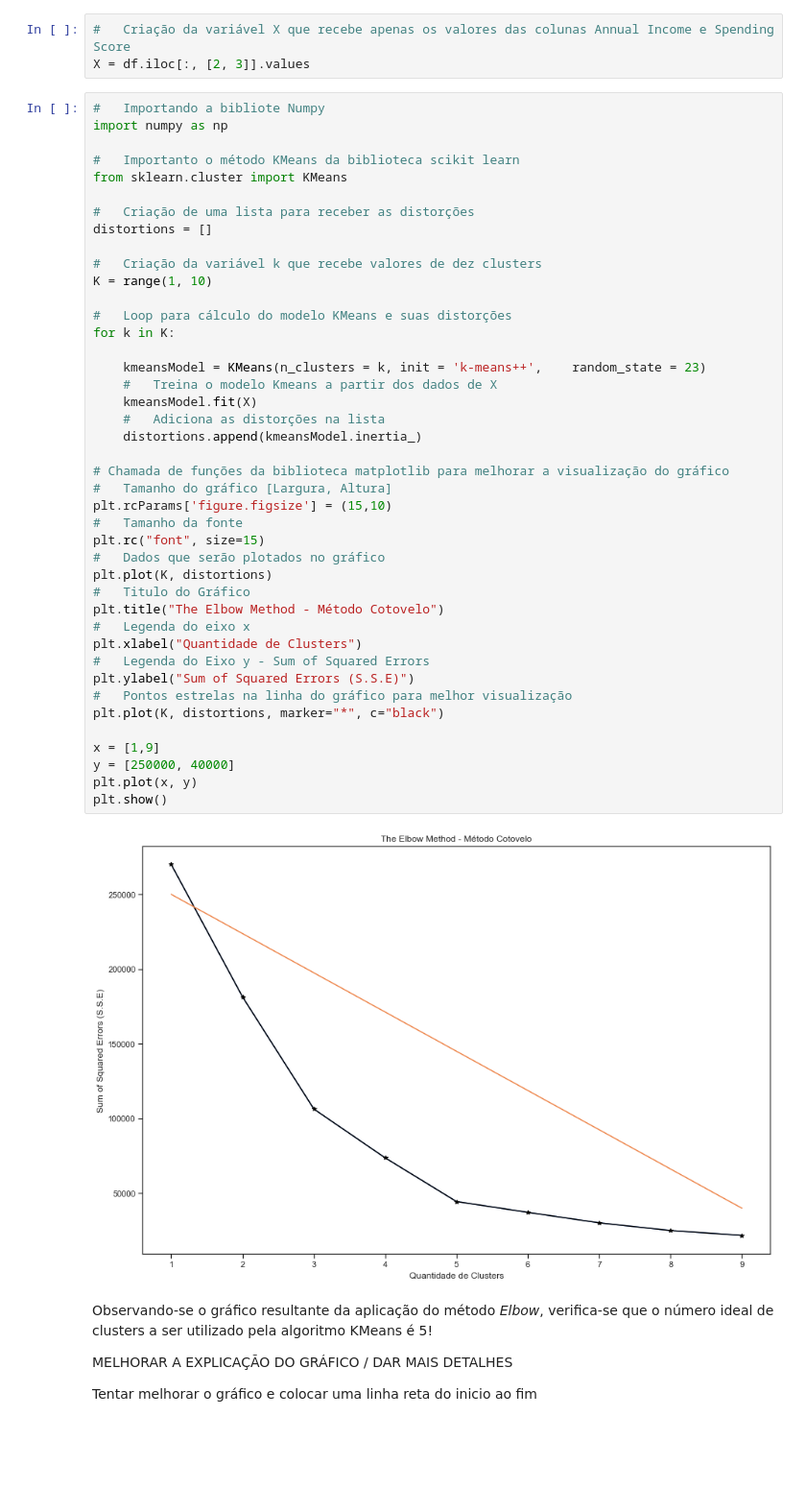
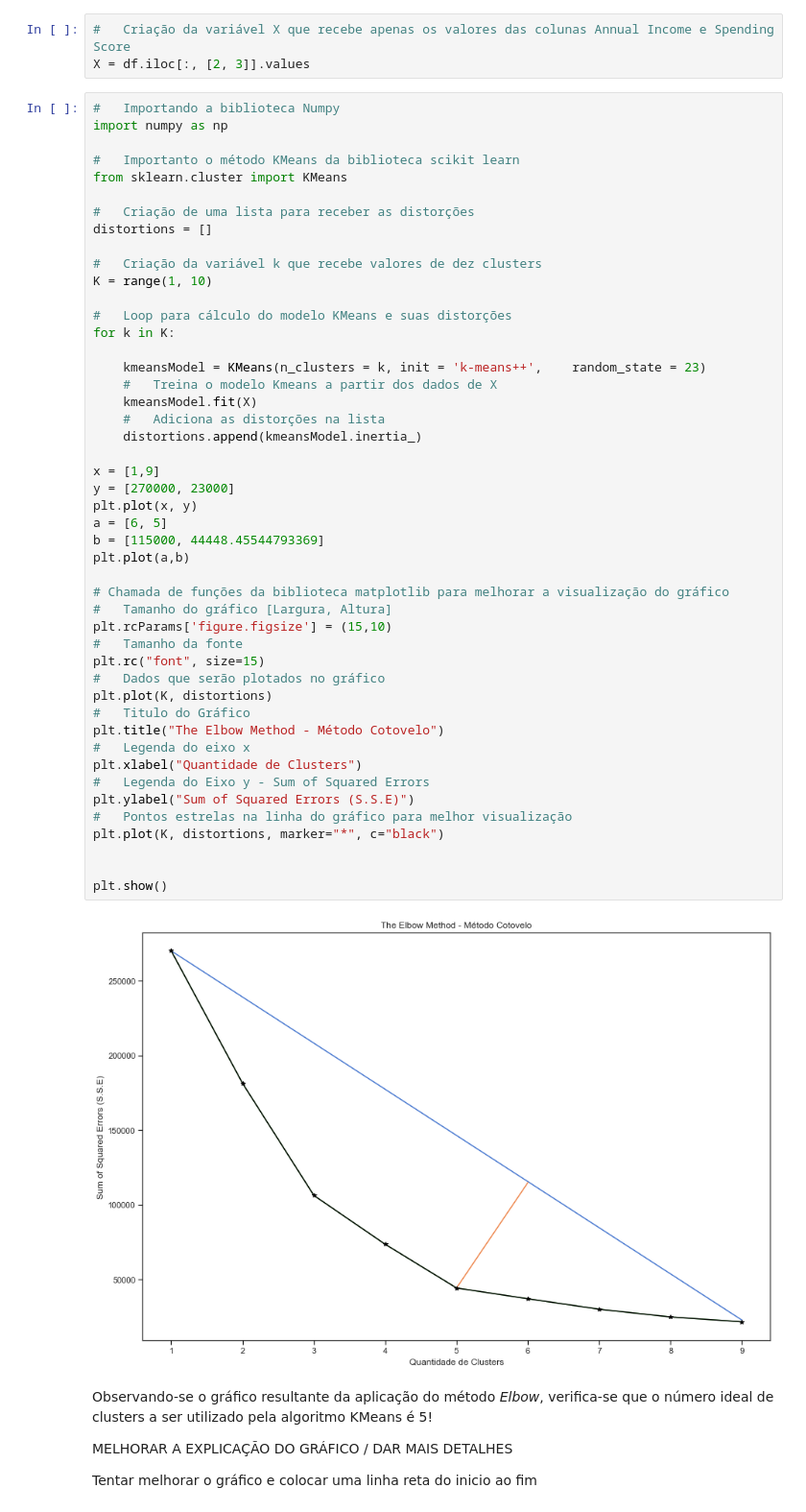
Before and after one commit to VictorSMonteiro/Projeto-Especial---Segmenta-ao-do-Clientes-, a Jupyter notebook: Teste Projeto.ipynb, the cells around one changed output. Shown at 96% size. Saved outputs shown, nothing was run; the diff lists cells and outputs as text; blank space fills up the shorter version.

```diff
--- a/Teste Projeto.ipynb
+++ b/Teste Projeto.ipynb
@@ -336,7 +346,7 @@ dffemales.describe()
 #   Criação da variável X que recebe apenas os valores das colunas Annual Income e Spending Score
 X = df.iloc[:, [2, 3]].values
 # %%
-#   Importando a bibliote Numpy
+#   Importando a biblioteca Numpy
 import numpy as np
 
 #   Importanto o método KMeans da biblioteca scikit learn
@@ -348,37 +358,42 @@ distortions = []
 #   Criação da variável k que recebe valores de dez clusters
 K = range(1, 10)
 
 #   Loop para cálculo do modelo KMeans e suas distorções
 for k in K:
 
     kmeansModel = KMeans(n_clusters = k, init = 'k-means++',    random_state = 23)
     #   Treina o modelo Kmeans a partir dos dados de X
     kmeansModel.fit(X)
     #   Adiciona as distorções na lista
     distortions.append(kmeansModel.inertia_)
 
+x = [1,9]
+y = [270000, 23000]
+plt.plot(x, y)
+a = [6, 5]
+b = [115000, 44448.45544793369]
+plt.plot(a,b)
+
 # Chamada de funções da biblioteca matplotlib para melhorar a visualização do gráfico
 #   Tamanho do gráfico [Largura, Altura]
 plt.rcParams['figure.figsize'] = (15,10)
 #   Tamanho da fonte
 plt.rc("font", size=15)
 #   Dados que serão plotados no gráfico
 plt.plot(K, distortions)
 #   Titulo do Gráfico
 plt.title("The Elbow Method - Método Cotovelo")
 #   Legenda do eixo x
 plt.xlabel("Quantidade de Clusters")
 #   Legenda do Eixo y - Sum of Squared Errors
 plt.ylabel("Sum of Squared Errors (S.S.E)")
 #   Pontos estrelas na linha do gráfico para melhor visualização
 plt.plot(K, distortions, marker="*", c="black")
 
-x = [1,9]
-y = [250000, 40000]
-plt.plot(x, y)
+
 plt.show()
 # %% [output]
-[figure, old version]
+[figure, new version]
 # %% [markdown]
 Observando-se o gráfico resultante da aplicação do método *Elbow*, verifica-se que o número ideal de clusters a ser utilizado pela algoritmo KMeans é 5!
 
```
Also changed, not shown: parts of 13 cells of this notebook.
